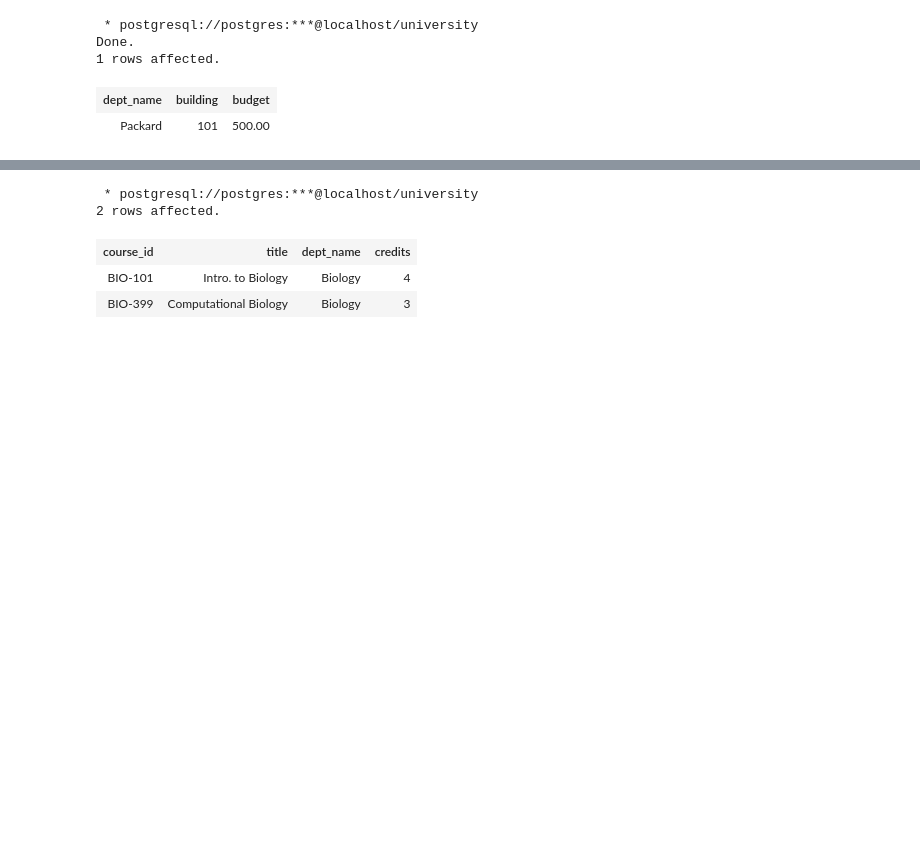
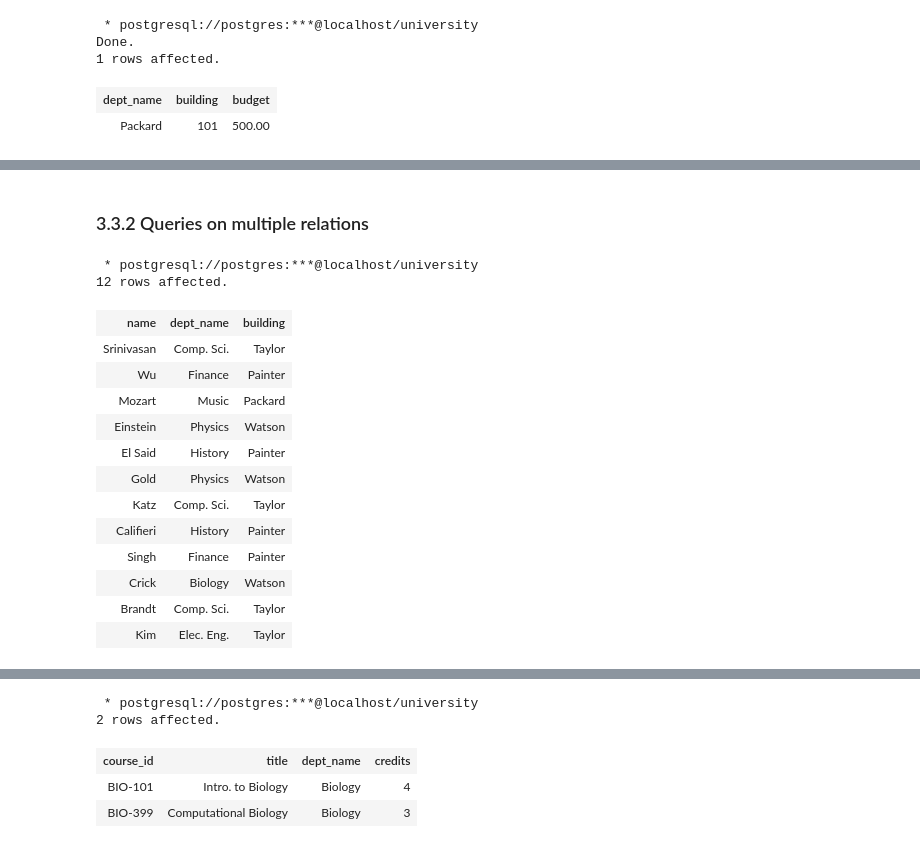
Before and after one commit to gpsaggese/umd_data605, a Jupyter notebook: projects/example1_jupyter_postgres/02-Basics-SQL.ipynb, the cells around one changed output, grey strips where cells are left out. Saved outputs shown, nothing was run; the diff lists cells and outputs as text; code cells hidden in the pictures; blank space fills up the shorter version.

```diff
--- a/projects/example1_jupyter_postgres/02-Basics-SQL.ipynb
+++ b/projects/example1_jupyter_postgres/02-Basics-SQL.ipynb
@@ -277,0 +337,24 @@ SELECT * FROM course;
+# %% [markdown]
+### 3.3.2 Queries on multiple relations
+# %%
+%%sql
+-- Find the name of instructors, with their dept name and dept building name.
+SELECT name, instructor.dept_name, building
+FROM instructor, department
+WHERE instructor.dept_name = department.dept_name;
+# %% [output]
+ * postgresql://postgres:***@localhost/university
+12 rows affected.
+| name | dept_name | building |
+| Srinivasan | Comp. Sci. | Taylor |
+| Wu | Finance | Painter |
+| Mozart | Music | Packard |
+| Einstein | Physics | Watson |
+| El Said | History | Painter |
+| Gold | Physics | Watson |
+| Katz | Comp. Sci. | Taylor |
+| Califieri | History | Painter |
+| Singh | Finance | Painter |
+| Crick | Biology | Watson |
+| Brandt | Comp. Sci. | Taylor |
+| Kim | Elec. Eng. | Taylor |
```
Also changed, not shown: parts of 20 cells of this notebook.
